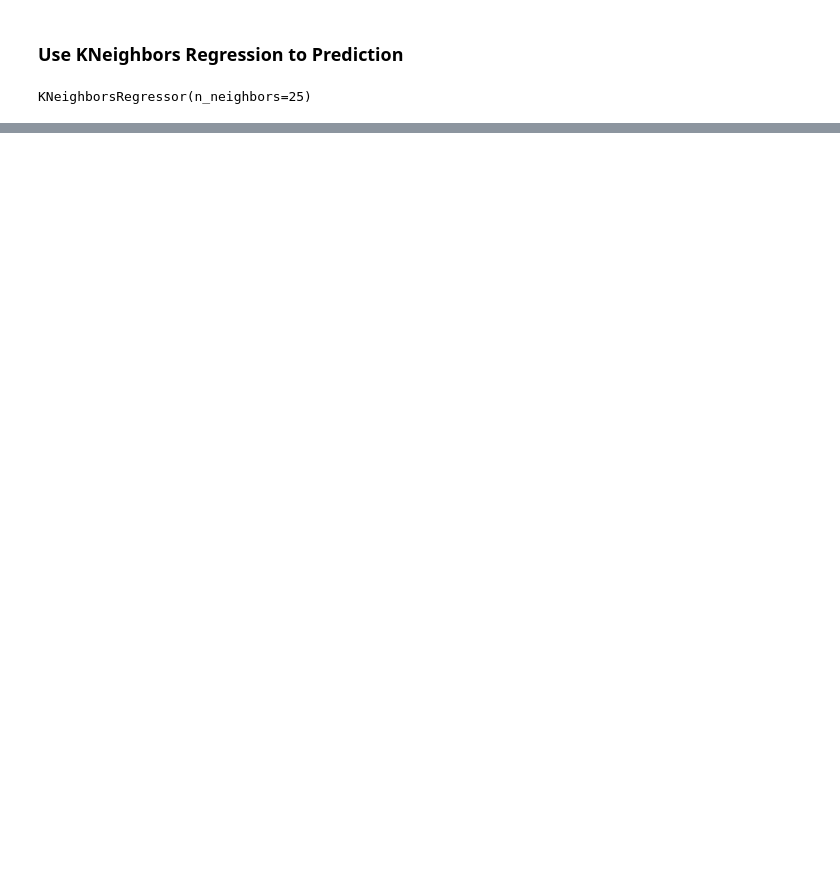
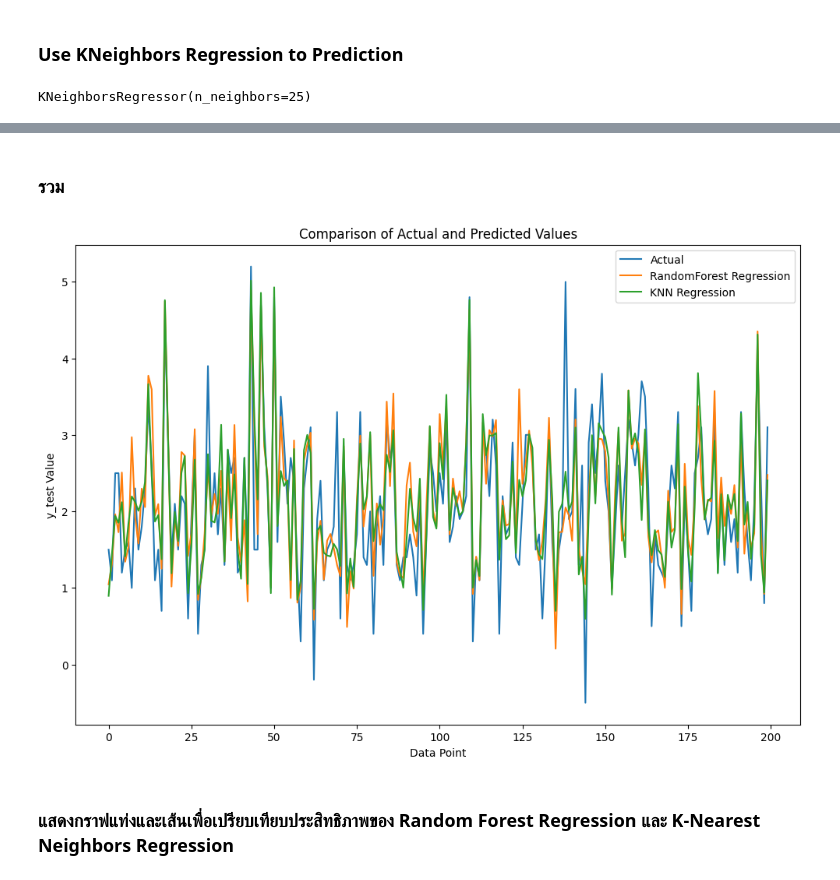
Before and after one commit to Sickachu01/EarthQuakePrediction, a Jupyter notebook: Prediction_Model_EarthQuake.ipynb, the cells around one changed output, grey strips where cells are left out. Cells and saved outputs as stored; diff of their text form; code cells hidden in the pictures; blank space fills up the shorter version.

```diff
--- a/Prediction_Model_EarthQuake.ipynb
+++ b/Prediction_Model_EarthQuake.ipynb
@@ -163,3 +203,26 @@ R-squared: 0.6056942968153576
+# %% [markdown]
+### **รวม**
+# %%
+plt.figure(figsize=(12, 8))
+
+# Plot the actual values
+sns.lineplot(x=range(200), y=y_test.iloc[:200, 0], label='Actual')
+
+# Plot the predicted values from RandomForest Regression
+sns.lineplot(x=range(200), y=y_rf_pred[:200], label='RandomForest Regression')
+
+# Plot the predicted values from KNN Regression
+sns.lineplot(x=range(200), y=y_knn_pred[:200][:,0], label='KNN Regression')
+
+plt.xlabel("Data Point")
+plt.ylabel("y_test Value")
+plt.title("Comparison of Actual and Predicted Values")
+plt.legend()  # Show legend
+plt.show()
+# %% [output]
+[figure, added]
+# %% [markdown]
+### **แสดงกราฟแท่งและเส้นเพื่อเปรียบเทียบประสิทธิภาพของ Random Forest Regression และ K-Nearest Neighbors Regression**
 # %%
 N = 4
 ind = np.arange(N)
```
Also changed, not shown: parts of 20 cells of this notebook, 5 other files.
